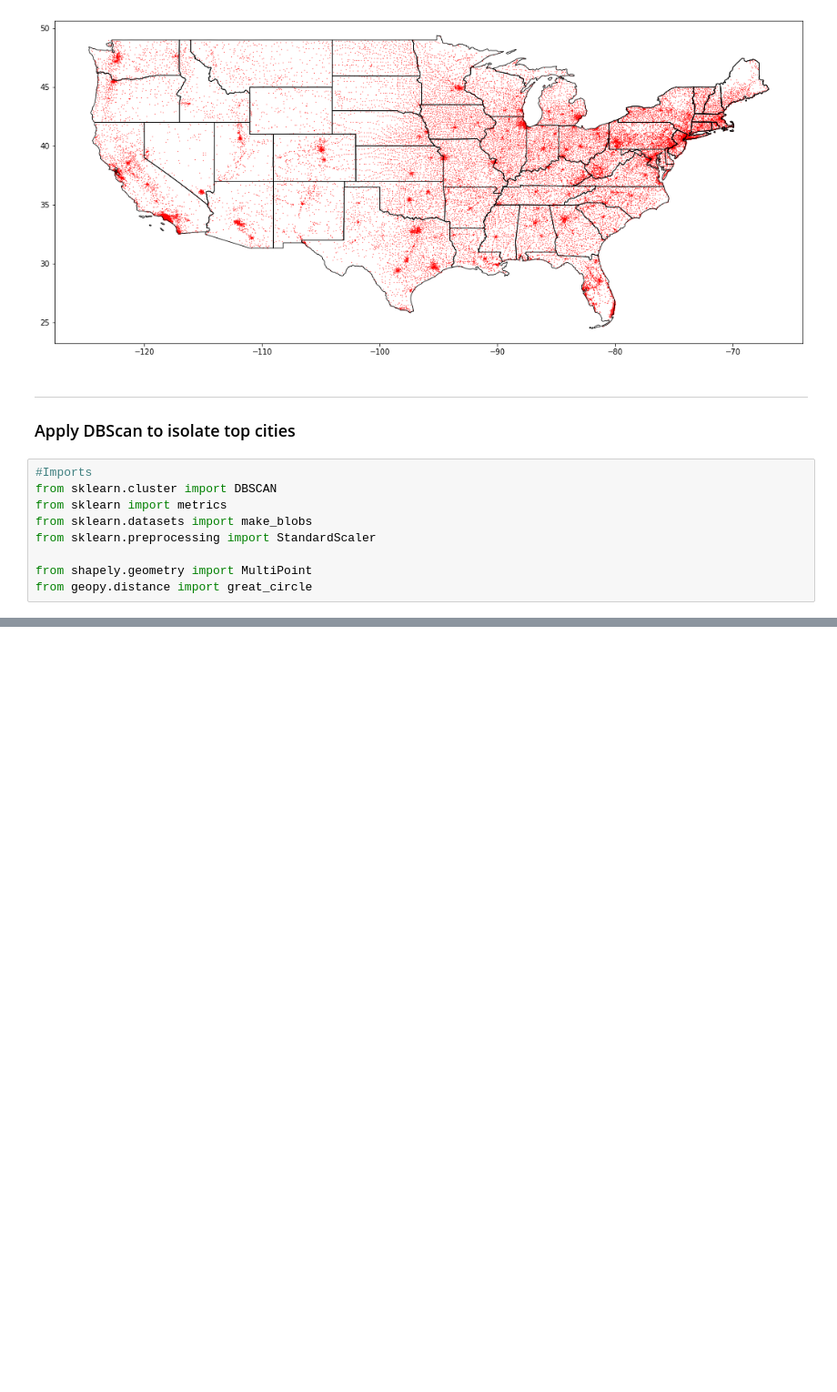
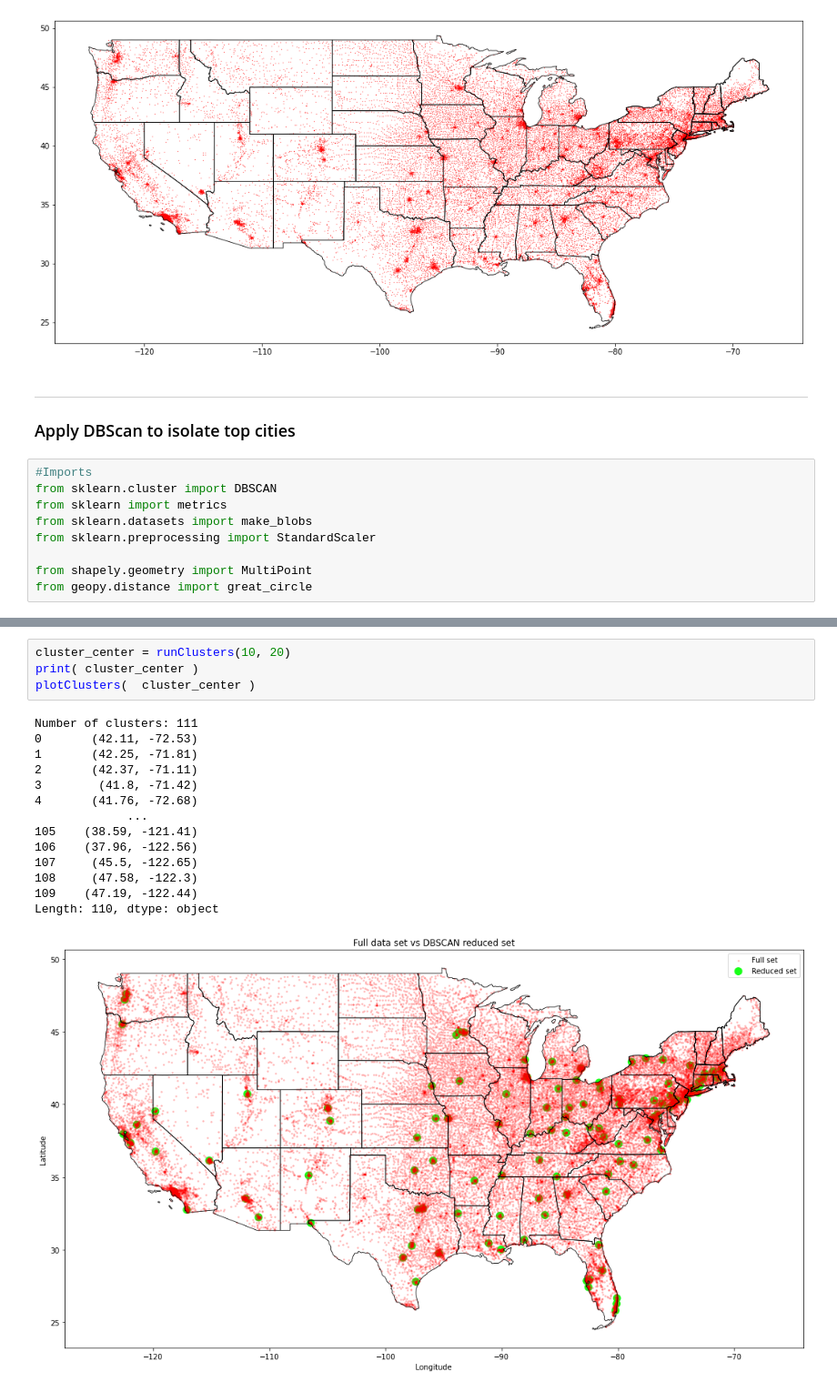
Before and after one commit to blasher565/dm_cs522, a Jupyter notebook: zipcodes/zipcodes.ipynb, the cells around one changed output, grey strips where cells are left out. Shown at 91% size. Cells and saved outputs as stored; diff of their text form; blank space fills up the shorter version.

```diff
--- a/zipcodes/zipcodes.ipynb
+++ b/zipcodes/zipcodes.ipynb
@@ -205,0 +250,19 @@ print( rs )
+# %%
+cluster_center = runClusters(10, 20)
+print( cluster_center )
+plotClusters(  cluster_center )
+# %% [output]
+Number of clusters: 111
+0       (42.11, -72.53)
+1       (42.25, -71.81)
+2       (42.37, -71.11)
+3        (41.8, -71.42)
+4       (41.76, -72.68)
+             ...
+105    (38.59, -121.41)
+106    (37.96, -122.56)
+107     (45.5, -122.65)
+108     (47.58, -122.3)
+109    (47.19, -122.44)
+Length: 110, dtype: object
+[figure, added]
```
Also changed, not shown: parts of 10 cells of this notebook.
